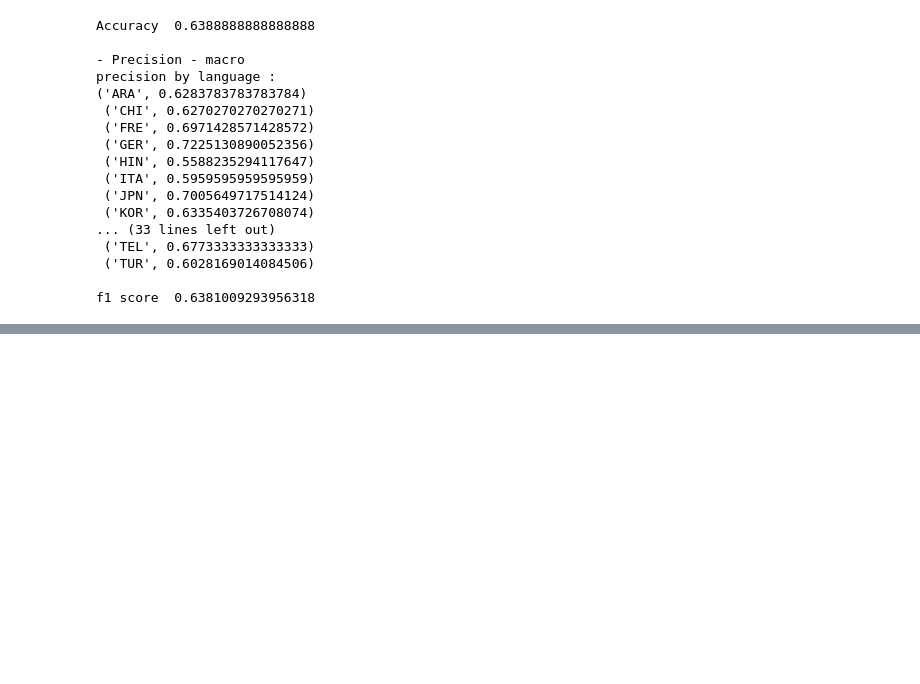
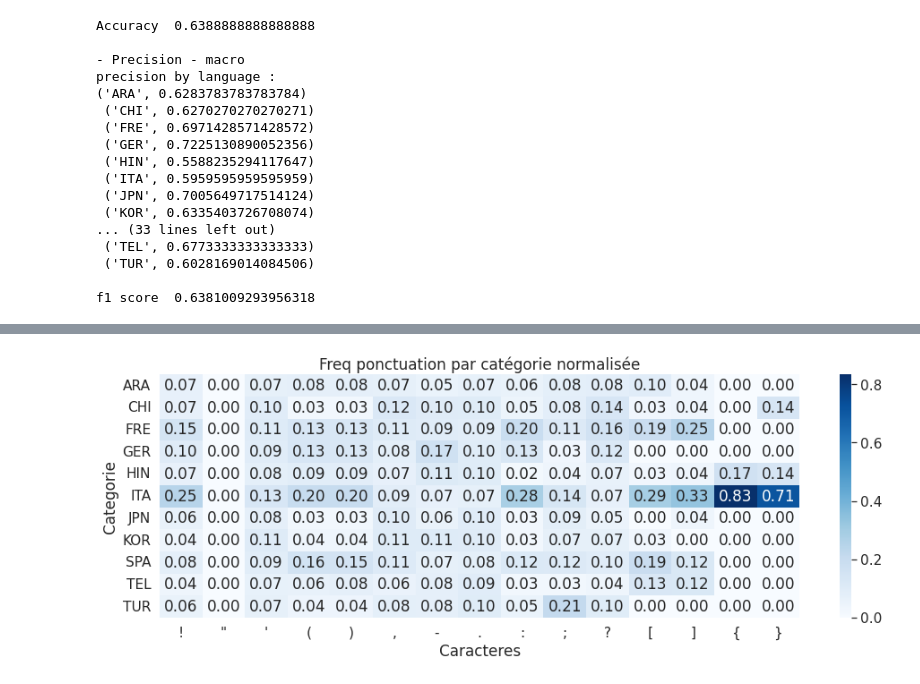
Before and after one commit to Koceila2K7/projet-analyse-de-text, a Jupyter notebook: src/stats_project.ipynb, the cells around one changed output, grey strips where cells are left out. Cells and saved outputs as stored; diff of their text form; code cells hidden in the pictures; blank space fills up the shorter version.

```diff
--- a/src/stats_project.ipynb
+++ b/src/stats_project.ipynb
@@ -892,0 +917,14 @@ La lemmatization a négativement impacté les performances du modèle. En effet,
+# %%
+# normalisation par colonne (par caractère)
+for p in punctuation:
+    df_punct[p] = df_punct[p] / df_punct[p].sum()
+
+plt.figure(figsize=(16, 5))
+heatmap_data = pd.pivot_table(df_punct, values=punctuation, index=['category'], aggfunc=np.sum)
+sns.heatmap(heatmap_data, cmap='Blues', annot=True, fmt='.2f')
+plt.title("Freq ponctuation par catégorie normalisée")
+plt.xlabel("Caracteres")
+plt.ylabel("Categorie")
+plt.show()
+# %% [output]
+[figure, added]
```
Also changed, not shown: parts of 26 cells of this notebook.
